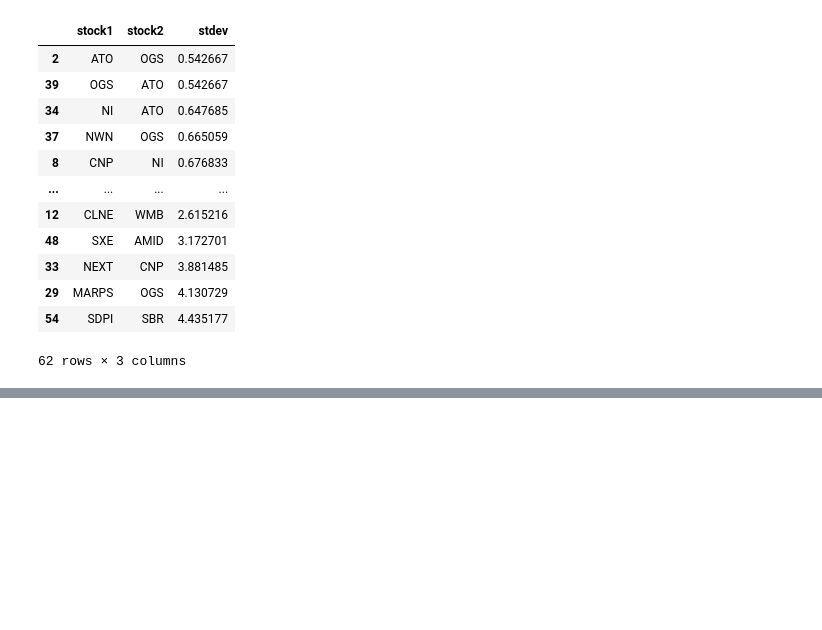
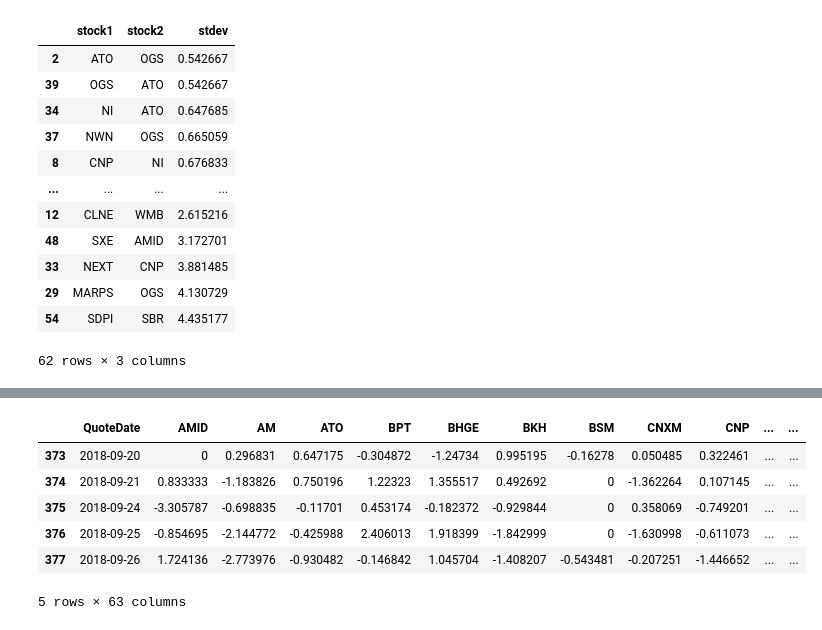
Before and after one commit to dbhaskaran1/omba_pairs_trading_project, a Jupyter notebook: PairsTrading-project1.ipynb, the cells around one changed output, grey strips where cells are left out. Cells and saved outputs as stored; diff of their text form; code cells hidden in the pictures; blank space fills up the shorter version.

```diff
--- a/PairsTrading-project1.ipynb
+++ b/PairsTrading-project1.ipynb
@@ -200,0 +213,16 @@ sorted_df_age_asc
+# %%
+#only use the date range between Mar of 2017 and 2018 for identifying the best stock pairs
+
+start_date = '2018-04-01'
+end_date = '2018-09-30'
+performance_df = performance_df[(performance_df['QuoteDate'] >= start_date) & (performance_df['QuoteDate'] <= end_date)]
+# %%
+performance_df.tail()
+# %% [output]
+|  | QuoteDate | AMID | AM | ATO | BPT | BHGE | BKH | BSM | CNXM | CNP | ... | ... |
+| 373 | 2018-09-20 | 0 | 0.296831 | 0.647175 | -0.304872 | -1.24734 | 0.995195 | -0.16278 | 0.050485 | 0.322461 | ... | ... |
+| 374 | 2018-09-21 | 0.833333 | -1.183826 | 0.750196 | 1.22323 | 1.355517 | 0.492692 | 0 | -1.362264 | 0.107145 | ... | ... |
+| 375 | 2018-09-24 | -3.305787 | -0.698835 | -0.11701 | 0.453174 | -0.182372 | -0.929844 | 0 | 0.358069 | -0.749201 | ... | ... |
+| 376 | 2018-09-25 | -0.854695 | -2.144772 | -0.425988 | 2.406013 | 1.918399 | -1.842999 | 0 | -1.630998 | -0.611073 | ... | ... |
+| 377 | 2018-09-26 | 1.724136 | -2.773976 | -0.930482 | -0.146842 | 1.045704 | -1.408207 | -0.543481 | -0.207251 | -1.446652 | ... | ... |
+5 rows × 63 columns
```
Also changed, not shown: parts of 12 cells of this notebook.
